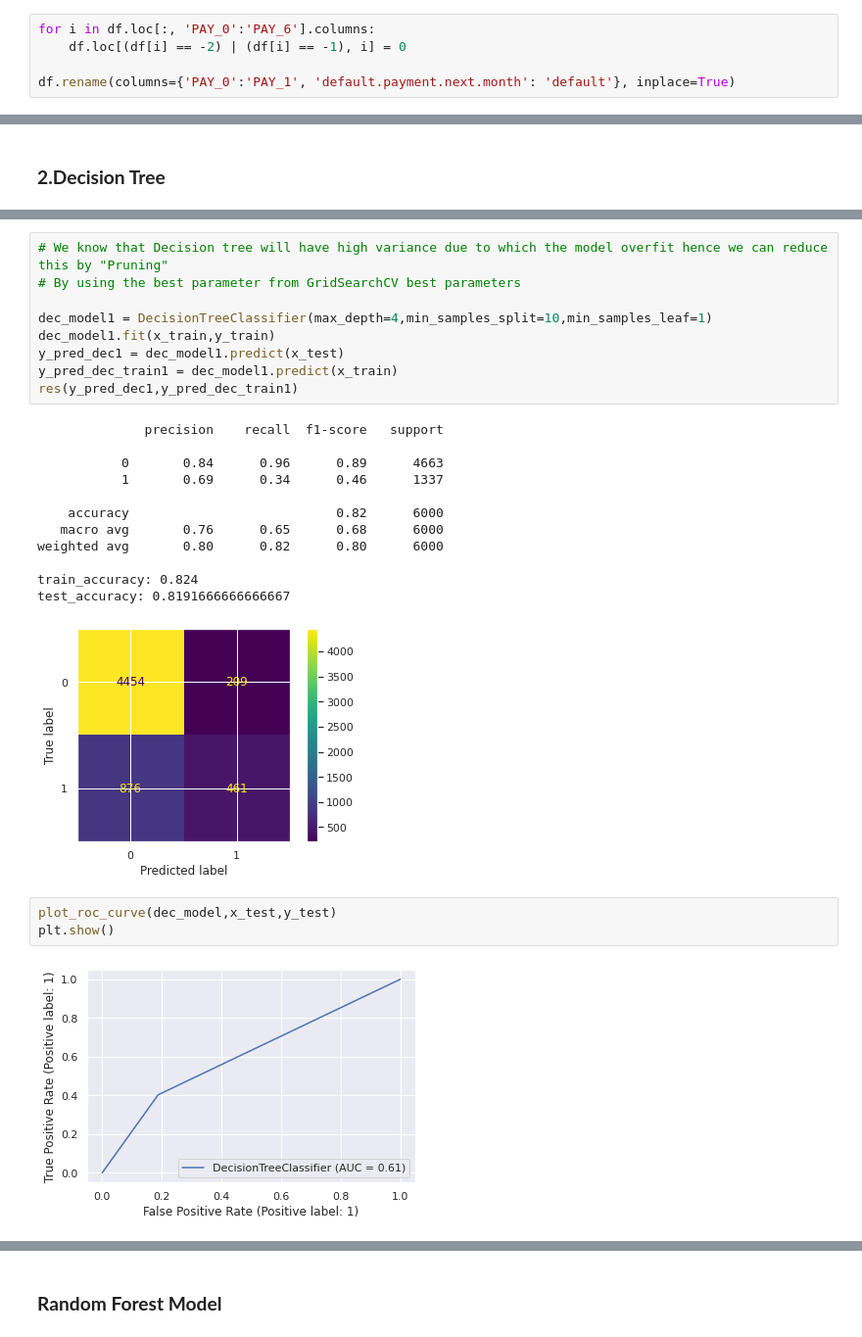
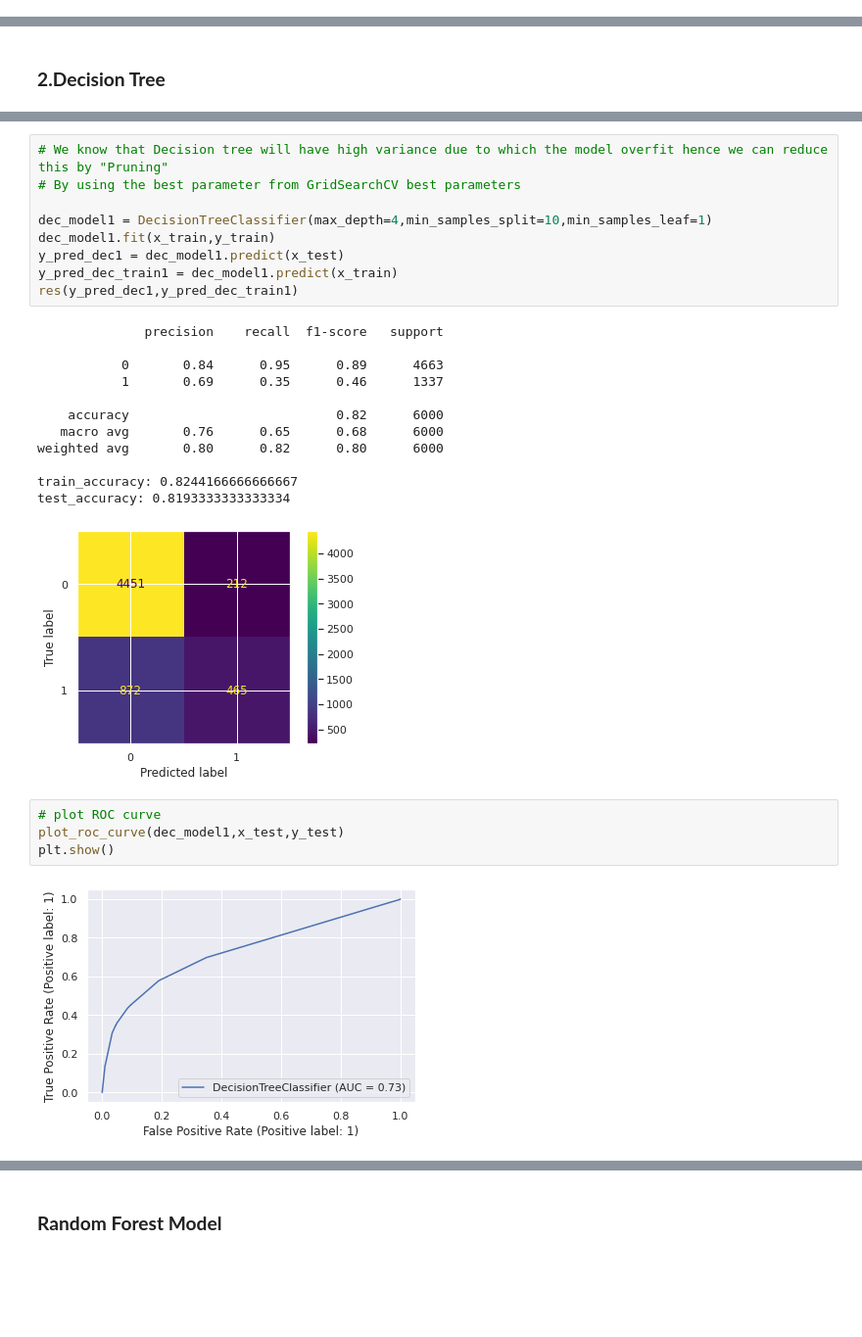
Before and after one commit to tushwagh/Credit-Card-Default-Prediction, a Jupyter notebook: Credit_Card_Default_Prediction_Capstone_Project.ipynb, the cells around one changed output, grey strips where cells are left out. Shown at 98% size. Drawn from its saved outputs; the diff is of its cells as text; blank space fills up the shorter version.

```diff
--- a/Credit_Card_Default_Prediction_Capstone_Project.ipynb
+++ b/Credit_Card_Default_Prediction_Capstone_Project.ipynb
@@ -460,8 +489,3 @@ Name: PAY_0, dtype: int64
 df.loc[df.MARRIAGE == 0, 'MARRIAGE'] = 3
 df.loc[(df.EDUCATION == 0) | (df.EDUCATION == 5) | (df.EDUCATION == 6), 'EDUCATION'] = 4
-# %%
-for i in df.loc[:, 'PAY_0':'PAY_6'].columns:
-    df.loc[(df[i] == -2) | (df[i] == -1), i] = 0
-
-df.rename(columns={'PAY_0':'PAY_1', 'default.payment.next.month': 'default'}, inplace=True)
 # %%
@@ -605,18 +645,19 @@ res(y_pred_dec1,y_pred_dec_train1)
 # %% [output]
               precision    recall  f1-score   support
 
-           0       0.84      0.96      0.89      4663
-           1       0.69      0.34      0.46      1337
+           0       0.84      0.95      0.89      4663
+           1       0.69      0.35      0.46      1337
 
     accuracy                           0.82      6000
    macro avg       0.76      0.65      0.68      6000
 weighted avg       0.80      0.82      0.80      6000
 
-train_accuracy: 0.824
-test_accuracy: 0.8191666666666667
+train_accuracy: 0.8244166666666667
+test_accuracy: 0.8193333333333334
 [figure]
 # %%
-plot_roc_curve(dec_model,x_test,y_test)
+# plot ROC curve
+plot_roc_curve(dec_model1,x_test,y_test)
 plt.show()
 # %% [output]
-[figure, old version]
+[figure, new version]
```
Also changed, not shown: parts of 64 cells of this notebook.
